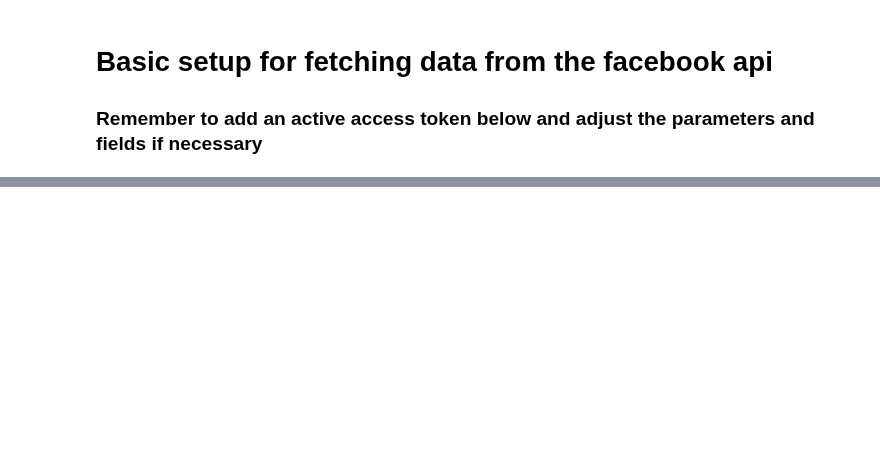
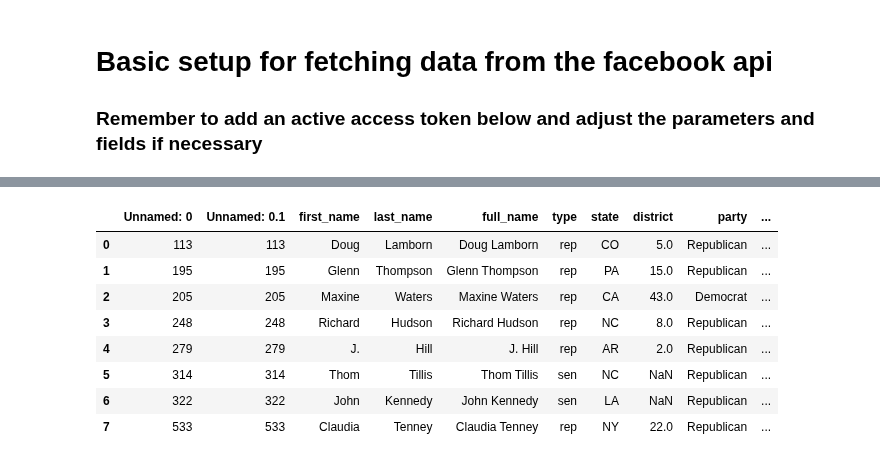
Before and after one commit to lrnz-asnprs/political-ad-api, a Jupyter notebook: notebooks/laurenz_notebook.ipynb, the cells around one changed output, grey strips where cells are left out. Saved outputs shown, nothing was run; the diff lists cells and outputs as text; code cells hidden in the pictures; blank space fills up the shorter version.

```diff
--- a/notebooks/laurenz_notebook.ipynb
+++ b/notebooks/laurenz_notebook.ipynb
@@ -529,0 +315,12 @@ congress["already_fetched"] = congress["page_id"].apply(lambda x: "done" if chec
+# %%
+rest1
+# %% [output]
+|  | Unnamed: 0 | Unnamed: 0.1 | first_name | last_name | full_name | type | state | district | party | ... |
+| 0 | 113 | 113 | Doug | Lamborn | Doug Lamborn | rep | CO | 5.0 | Republican | ... |
+| 1 | 195 | 195 | Glenn | Thompson | Glenn Thompson | rep | PA | 15.0 | Republican | ... |
+| 2 | 205 | 205 | Maxine | Waters | Maxine Waters | rep | CA | 43.0 | Democrat | ... |
+| 3 | 248 | 248 | Richard | Hudson | Richard Hudson | rep | NC | 8.0 | Republican | ... |
+| 4 | 279 | 279 | J. | Hill | J. Hill | rep | AR | 2.0 | Republican | ... |
+| 5 | 314 | 314 | Thom | Tillis | Thom Tillis | sen | NC | NaN | Republican | ... |
+| 6 | 322 | 322 | John | Kennedy | John Kennedy | sen | LA | NaN | Republican | ... |
+| 7 | 533 | 533 | Claudia | Tenney | Claudia Tenney | rep | NY | 22.0 | Republican | ... |
```
Also changed, not shown: parts of 58 cells of this notebook, 3 other files.
